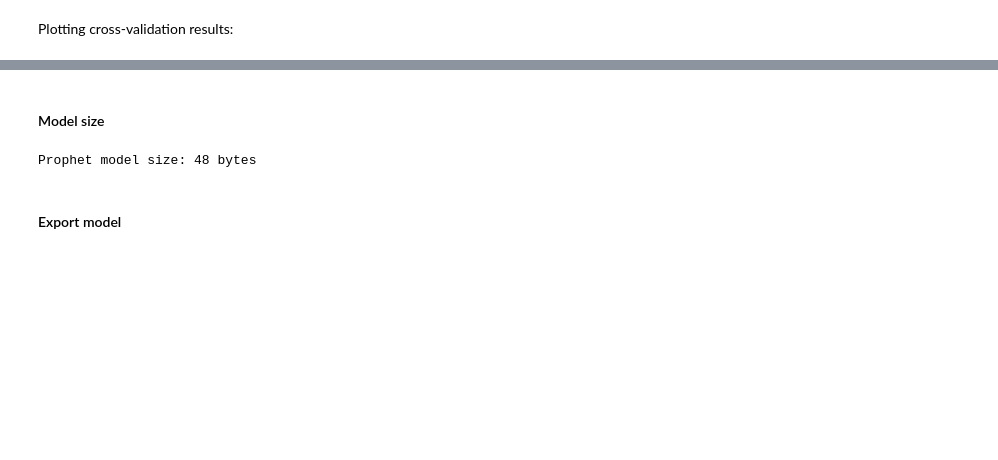
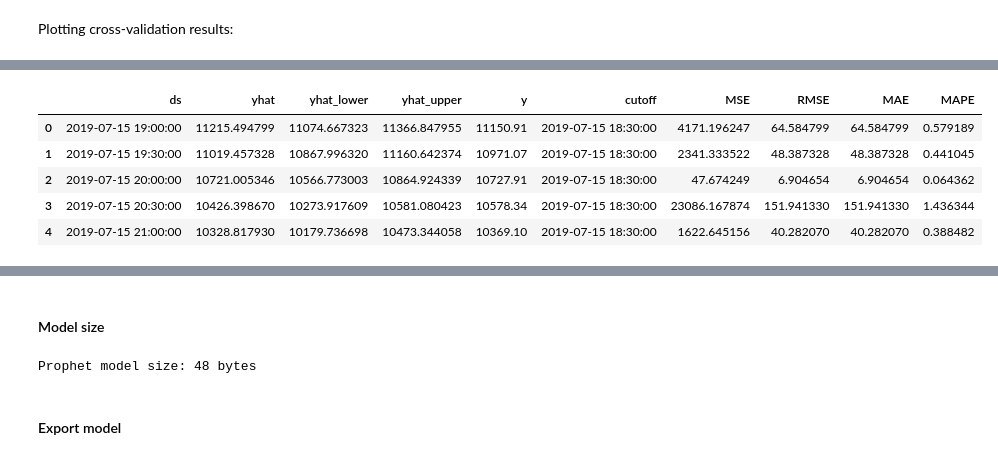
Before and after one commit to rushmila/Group3_ZZSC9020_electricity_demand_forecasting, a Jupyter notebook: src/4_Model_Prophet.ipynb, the cells around one changed output, grey strips where cells are left out. Drawn from its saved outputs; the diff is of its cells as text; code cells hidden in the pictures; blank space fills up the shorter version.

```diff
--- a/src/4_Model_Prophet.ipynb
+++ b/src/4_Model_Prophet.ipynb
@@ -675,0 +694,17 @@ plt.show()
+# %%
+#create a new column for MSE in df_cv
+df_cv['MSE'] = (df_cv['y'] - df_cv['yhat'])**2
+#create a new column for RMSE in df_cv
+df_cv['RMSE'] = np.sqrt(df_cv['MSE'])
+#create a new column for MAE in df_cv
+df_cv['MAE'] = np.abs(df_cv['y'] - df_cv['yhat'])
+#create a new column for MAPE in df_cv
+df_cv['MAPE'] = np.abs((df_cv['y'] - df_cv['yhat'])/df_cv['y'])*100
+df_cv.head()
+# %% [output]
+|  | ds | yhat | yhat_lower | yhat_upper | y | cutoff | MSE | RMSE | MAE | MAPE |
+| 0 | 2019-07-15 19:00:00 | 11215.494799 | 11074.667323 | 11366.847955 | 11150.91 | 2019-07-15 18:30:00 | 4171.196247 | 64.584799 | 64.584799 | 0.579189 |
+| 1 | 2019-07-15 19:30:00 | 11019.457328 | 10867.996320 | 11160.642374 | 10971.07 | 2019-07-15 18:30:00 | 2341.333522 | 48.387328 | 48.387328 | 0.441045 |
+| 2 | 2019-07-15 20:00:00 | 10721.005346 | 10566.773003 | 10864.924339 | 10727.91 | 2019-07-15 18:30:00 | 47.674249 | 6.904654 | 6.904654 | 0.064362 |
+| 3 | 2019-07-15 20:30:00 | 10426.398670 | 10273.917609 | 10581.080423 | 10578.34 | 2019-07-15 18:30:00 | 23086.167874 | 151.941330 | 151.941330 | 1.436344 |
+| 4 | 2019-07-15 21:00:00 | 10328.817930 | 10179.736698 | 10473.344058 | 10369.10 | 2019-07-15 18:30:00 | 1622.645156 | 40.282070 | 40.282070 | 0.388482 |
```
Also changed, not shown: parts of 14 cells of this notebook, 1 other file.
